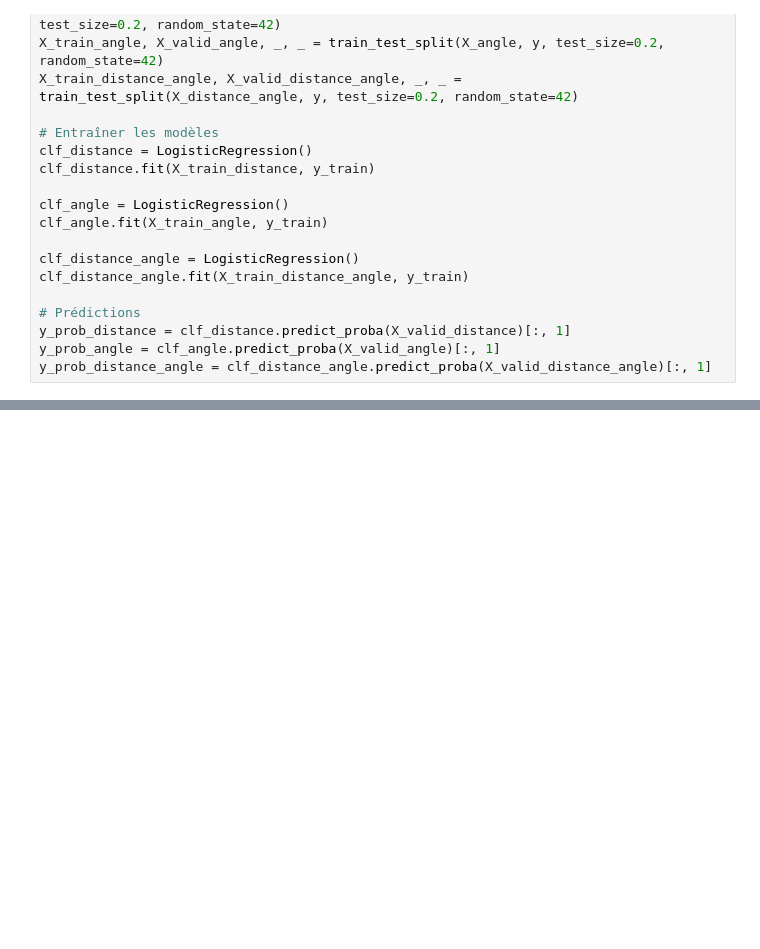
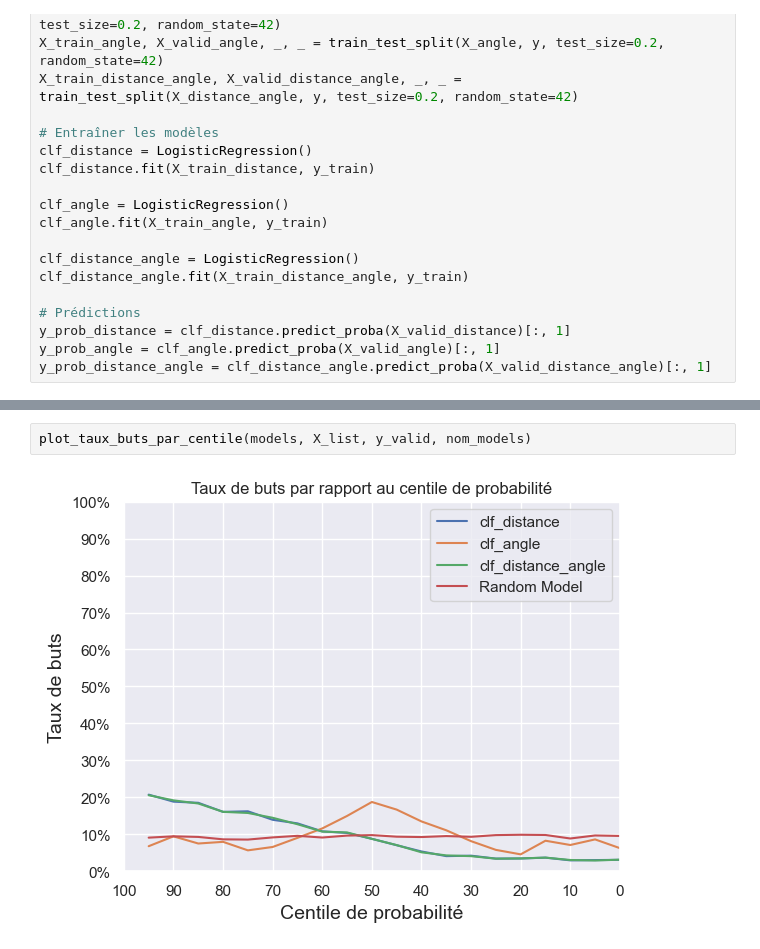
Before and after one commit to Alexia57/A02-projet, a Jupyter notebook: notebooks/Milestone2_Base_Models.ipynb, the cells around one changed output, grey strips where cells are left out. Saved outputs shown, nothing was run; the diff lists cells and outputs as text; blank space fills up the shorter version.

```diff
--- a/notebooks/Milestone2_Base_Models.ipynb
+++ b/notebooks/Milestone2_Base_Models.ipynb
@@ -293,0 +204,4 @@ Discussion a ajouter dans le blogpost : ...
+# %%
+plot_taux_buts_par_centile(models, X_list, y_valid, nom_models)
+# %% [output]
+[figure, added]
```
Also changed, not shown: parts of 11 cells of this notebook, 1 other file.
